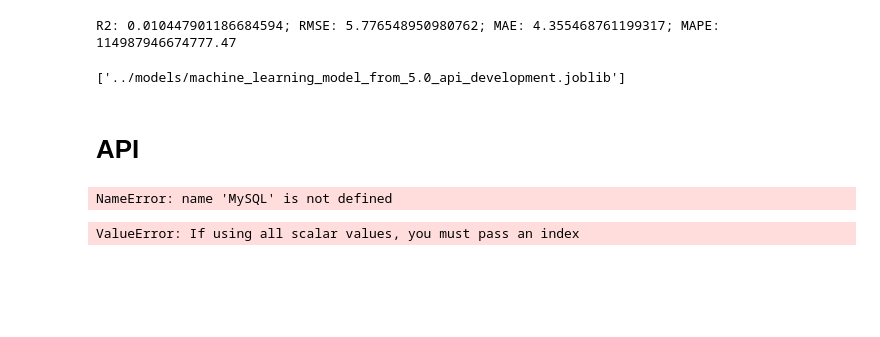
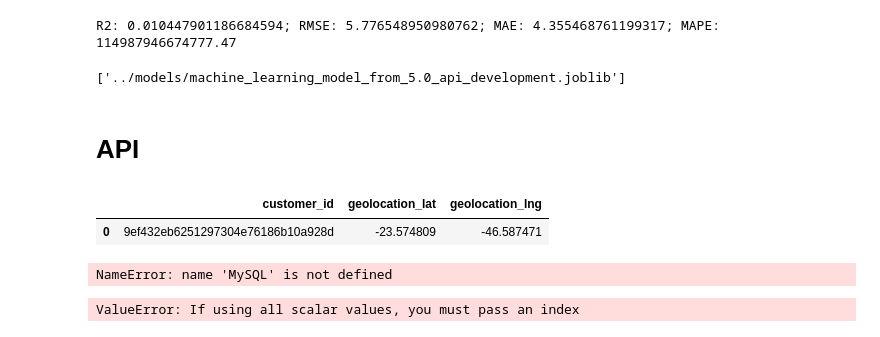
Before and after one commit to juniorcl/olist-delivery-forecast, a Jupyter notebook: notebooks/5.0_api_development.ipynb, the cells around one changed output. Saved outputs shown, nothing was run; the diff lists cells and outputs as text; code cells hidden in the pictures; blank space fills up the shorter version.

```diff
--- a/notebooks/5.0_api_development.ipynb
+++ b/notebooks/5.0_api_development.ipynb
@@ -170,3 +199,27 @@ joblib.dump(lgbm, '../models/machine_learning_model_from_5.0_api_development.job
+# %%
+df_customers = pd.read_csv('../data/raw/olist_customers_dataset.csv')
+df_geolocation = pd.read_csv('../data/raw/olist_geolocation_dataset.csv')
+df_items = pd.read_csv('../data/raw/olist_order_items_dataset.csv')
+df_payments = pd.read_csv('../data/raw/olist_order_payments_dataset.csv')
+df_orders = pd.read_csv('../data/raw/olist_orders_dataset.csv')
+df_products = pd.read_csv('../data/raw/olist_products_dataset.csv')
+df_sellers = pd.read_csv('../data/raw/olist_sellers_dataset.csv')
+# %%
+df_aux = df_customers.loc[df_customers['customer_id'] == '9ef432eb6251297304e76186b10a928d', :]
+
+df_customers_order = df_orders.merge(df_aux, how='right', on='customer_id')
+df_customers_order = df_customers_order.merge(
+    df_geolocation.drop_duplicates(subset='geolocation_zip_code_prefix'), # there's some duplicated zip code
+    how='left',
+    left_on='customer_zip_code_prefix',
+    right_on='geolocation_zip_code_prefix')
+
+df_aux = df_customers_order.loc[:, ['customer_id', 'geolocation_lat', 'geolocation_lng']]
+# %%
+df_aux
+# %% [output]
+|  | customer_id | geolocation_lat | geolocation_lng |
+| 0 | 9ef432eb6251297304e76186b10a928d | -23.574809 | -46.587471 |
 # %%
 from flask import Flask
 
```
Also changed, not shown: parts of 3 cells of this notebook, 6 other files.
